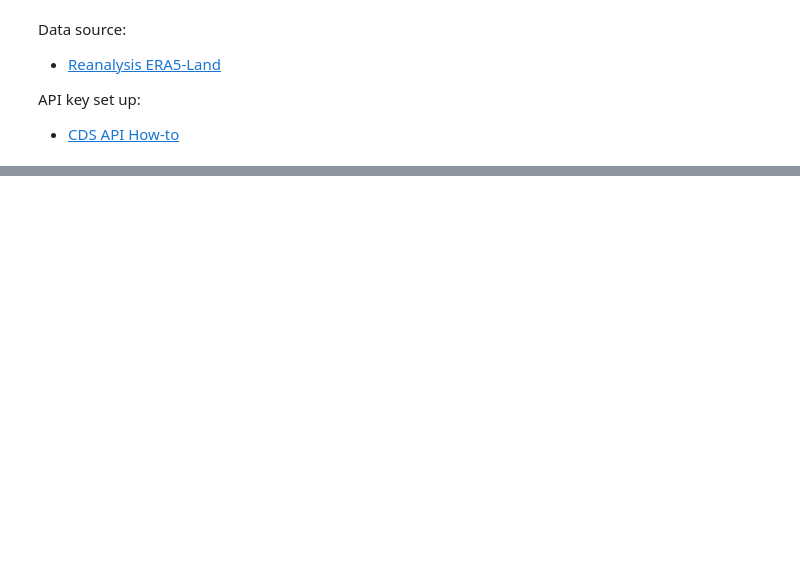
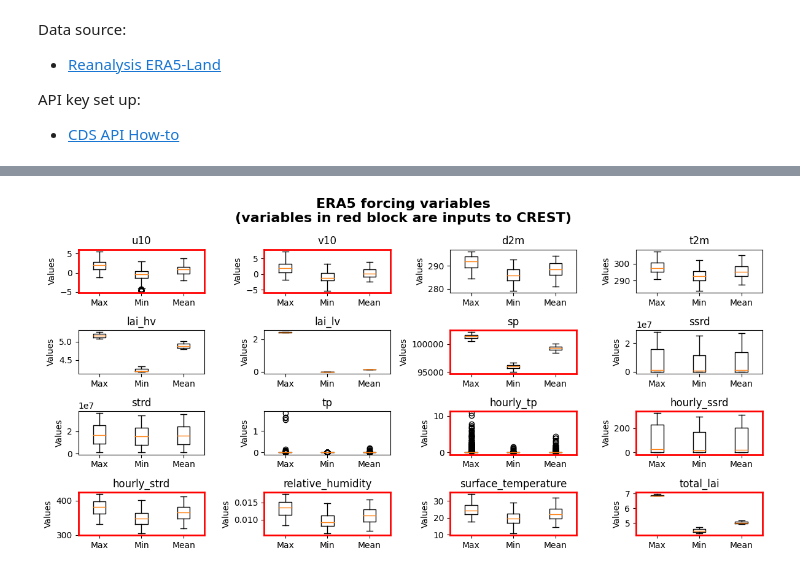
Before and after one commit to QingYang6/CREST_tutorial, a Jupyter notebook: Files_prepare.ipynb, the cells around one changed output, grey strips where cells are left out. Cells and saved outputs as stored; diff of their text form; code cells hidden in the pictures; blank space fills up the shorter version.

```diff
--- a/Files_prepare.ipynb
+++ b/Files_prepare.ipynb
@@ -458,7 +519,7 @@ API key set up:
 - [CDS API How-to](https://cds.climate.copernicus.eu/api-how-to)
 # %%
 crop_extent = (-73.75, 42.55, -71.85, 41.10)  # Specify the geographic extent in (left, top, right, bottom) format
-ERA5_download_file = '/Users/qyang/Downloads/data/CREST/Demo_case/ERA5.grib' # Specify the download file path
+ERA5_download_file = './demo_project/ERA5_forcing/ERA5_download.grib' # Specify the download file path
 
 import cdsapi
 import warnings
@@ -530,7 +588,7 @@ from rasterio.transform import from_origin
 import numpy as np
 
 file = ERA5_download_file
-out_dir = '/Users/qyang/Downloads/data/CREST/Demo_case/ERA5' # Specify the forcing files directory
+out_dir = './demo_project/ERA5_forcing/' # Specify the forcing files directory
 os.makedirs(out_dir, exist_ok=True)
 
 ds = xr.open_dataset(file, engine='cfgrib')
@@ -653,0 +715,91 @@ for time in ds.time.values:
+# %%
+import os
+import numpy as np
+import pandas as pd
+import matplotlib.pyplot as plt
+import rasterio
+
+# specify the directory if want to save elsewhere
+out_dir = out_dir
+# variables that will be used by CREST
+highlighted_bands = ['hourly_ssrd', 'hourly_strd', 'hourly_tp', 'relative_humidity', 'sp', 'surface_temperature', 'total_lai', 'u10', 'v10']
+
+band_dataframes = {}
+for filename in os.listdir(out_dir):
+    if filename.endswith(".tif"):
+        filepath = os.path.join(out_dir, filename)
+
+        # Open the .tif file
+        with rasterio.open(filepath) as dataset:
+            for band in range(1, dataset.count + 1):
+                # Read the band data
+                data = dataset.read(band)
+
+                # Compute statistics
+                nanmax = np.nanmax(data)
+                nanmin = np.nanmin(data)
+                nanmean = np.nanmean(data)
+
+                # Get the band name
+                band_name = dataset.descriptions[band-1]
+
+                # Create a dataframe for the band if it doesn't exist
+                if band_name not in band_dataframes:
+                    band_dataframes[band_name] = pd.DataFrame(columns=['Filename', 'Band', 'Max', 'Min', 'Mean'])
+
+                # Add the band statistics to the dataframe
+                band_dataframes[band_name] = pd.concat([
+                    band_dataframes[band_name],
+                    pd.DataFrame({'Filename': [filename], 'Band': [band], 'Max': [nanmax], 'Min': [nanmin], 'Mean': [nanmean]})
+                ])
+
+# Calculate the number of rows and columns for the matrix layout
+num_plots = len(band_dataframes)
+num_cols = int(np.ceil(np.sqrt(num_plots)))
+num_rows = int(np.ceil(num_plots / num_cols))
+
+# Plot boxplot figures in a matrix layout
+fig, axes = plt.subplots(num_rows, num_cols, figsize=(12, 6))
+
+for i, (band_name, df) in enumerate(band_dataframes.items()):
+    # Drop NaN values for each column
+    df_cleaned = df.dropna()
+
+    # Calculate the subplot position in the matrix
+    row = i // num_cols
+    col = i % num_cols
+
+    # Create a boxplot for the band in the corresponding subplot
+    ax = axes[row, col] if num_rows > 1 else axes[col]
+    ax.boxplot([df_cleaned['Max'], df_cleaned['Min'], df_cleaned['Mean']], labels=['Max', 'Min', 'Mean'])
+    ax.set_title(band_name)
+    ax.set_ylabel('Values')
+
+    # Check if the current band should be highlighted
+    if band_name in highlighted_bands:
+        # Add a red border around the subplot
+        ax.spines['top'].set_color('red')
+        ax.spines['bottom'].set_color('red')
+        ax.spines['left'].set_color('red')
+        ax.spines['right'].set_color('red')
+        ax.spines['top'].set_linewidth(2)
+        ax.spines['bottom'].set_linewidth(2)
+        ax.spines['left'].set_linewidth(2)
+        ax.spines['right'].set_linewidth(2)
+
+# Remove any empty subplots
+if num_plots < num_rows * num_cols:
+    if num_rows > 1:
+        for i in range(num_plots, num_rows * num_cols):
+            fig.delaxes(axes[i // num_cols, i % num_cols])
+    else:
+        for i in range(num_plots, num_rows * num_cols):
+            fig.delaxes(axes[i])
+
+# Add a title to the figure
+fig.suptitle('ERA5 forcing variables\n(variables in red block are inputs to CREST)', fontsize=16, fontweight='bold')
+
+plt.tight_layout()
+plt.show()
+# %% [output]
+[figure, added]
```
Also changed, not shown: parts of 11 cells of this notebook.
